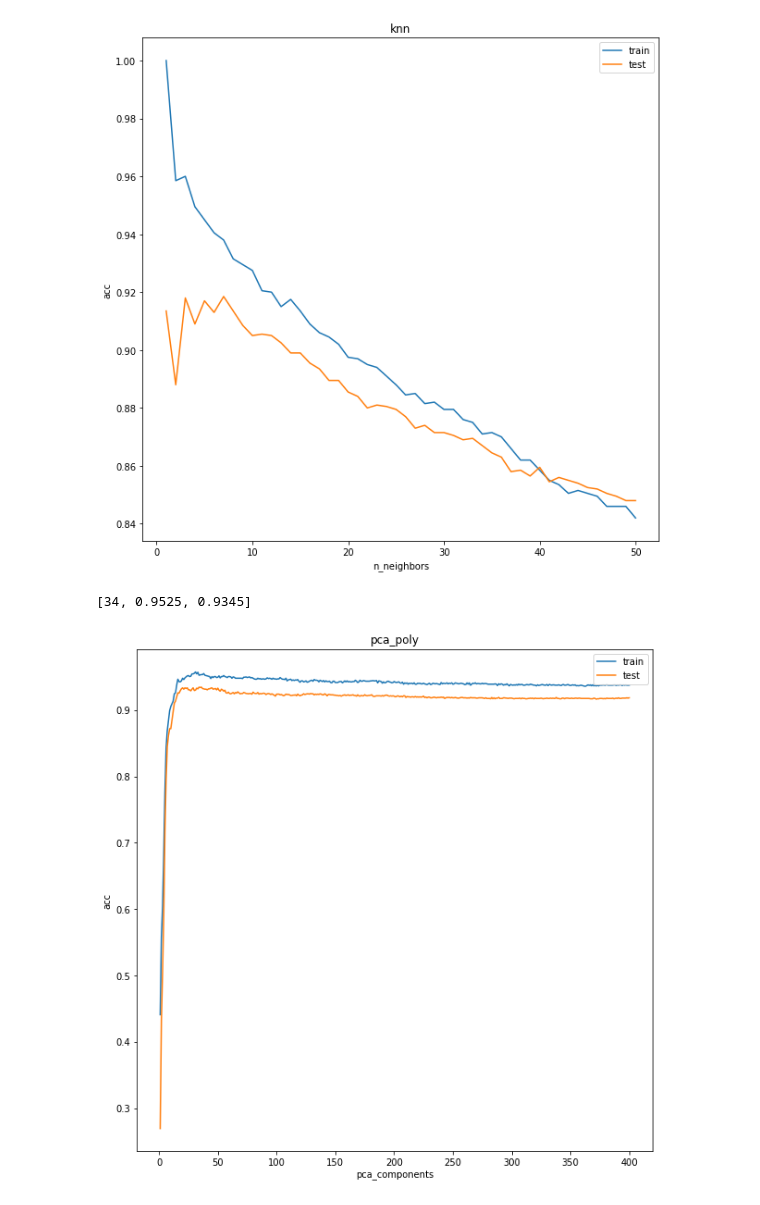
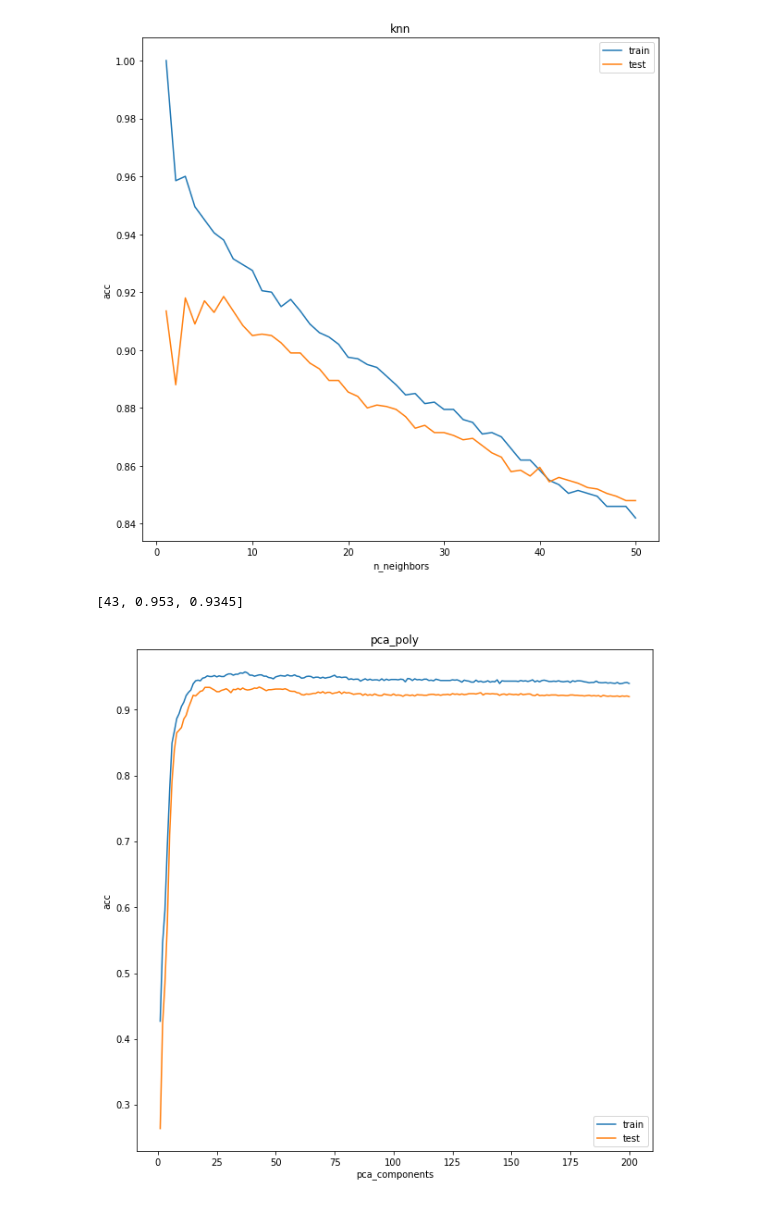
Before and after one commit to wanruu/CS5487, a Jupyter notebook: knn.ipynb, the cells around one changed output. Drawn from its saved outputs; the diff is of its cells as text; code cells hidden in the pictures.

```diff
--- a/knn.ipynb
+++ b/knn.ipynb
@@ -58,41 +62,37 @@ print([knn_n[idx],knn_train_acc[idx],max(knn_test_acc)])
 pca_components=[]
 pca_train_acc=[]
 pca_test_acc=[]
-for i in tqdm.tqdm(range(400)):
+for i in tqdm.tqdm(range(200)):
   #pca with i+1 eigenvalues
   pca_component=i+1
   pca = PCA(n_components=pca_component)
-  pca_data = pca.fit_transform(vecs)
-
-  pca_train_data=pca_data[:2000]
-  pca_test_data=pca_data[2000:]
-  train_label=labels[:2000]
-  test_label=labels[2000:]
+  pca_train_data = pca.fit_transform(train_data)
+  pca_test_data = pca.transform(test_data)
 
   #shuffle
   pca_train_data, pca_train_label = shuffle(pca_train_data, train_label, random_state=123)
   pca_test_data, pca_test_label = shuffle(pca_test_data, test_label, random_state=123)
 
   classifier = KNeighborsClassifier(7)
   classifier.fit(pca_train_data, pca_train_label)
 
   pca_components.append(pca_component)# # of eigenvalues
   pca_train_acc.append(classifier.score(pca_train_data, pca_train_label))# train_acc
   pca_test_acc.append(classifier.score(pca_test_data, pca_test_label))# test_acc
 
 
 plt.figure(figsize=(10, 10))
 plt.plot(pca_components,pca_train_acc,label='train')
 plt.plot(pca_components,pca_test_acc,label='test')
 plt.xlabel('pca_components')
 plt.ylabel('acc')
 plt.title('pca_poly')
 plt.legend()
 plt.show
 
 #best pca
 idx=pca_test_acc.index(max(pca_test_acc))
 print([pca_components[idx],pca_train_acc[idx],max(pca_test_acc)])
 # %% [output]
-[34, 0.9525, 0.9345]
+[43, 0.953, 0.9345]
-[figure, old version]
+[figure, new version]
```
Also changed, not shown: parts of 1 cell of this notebook.
